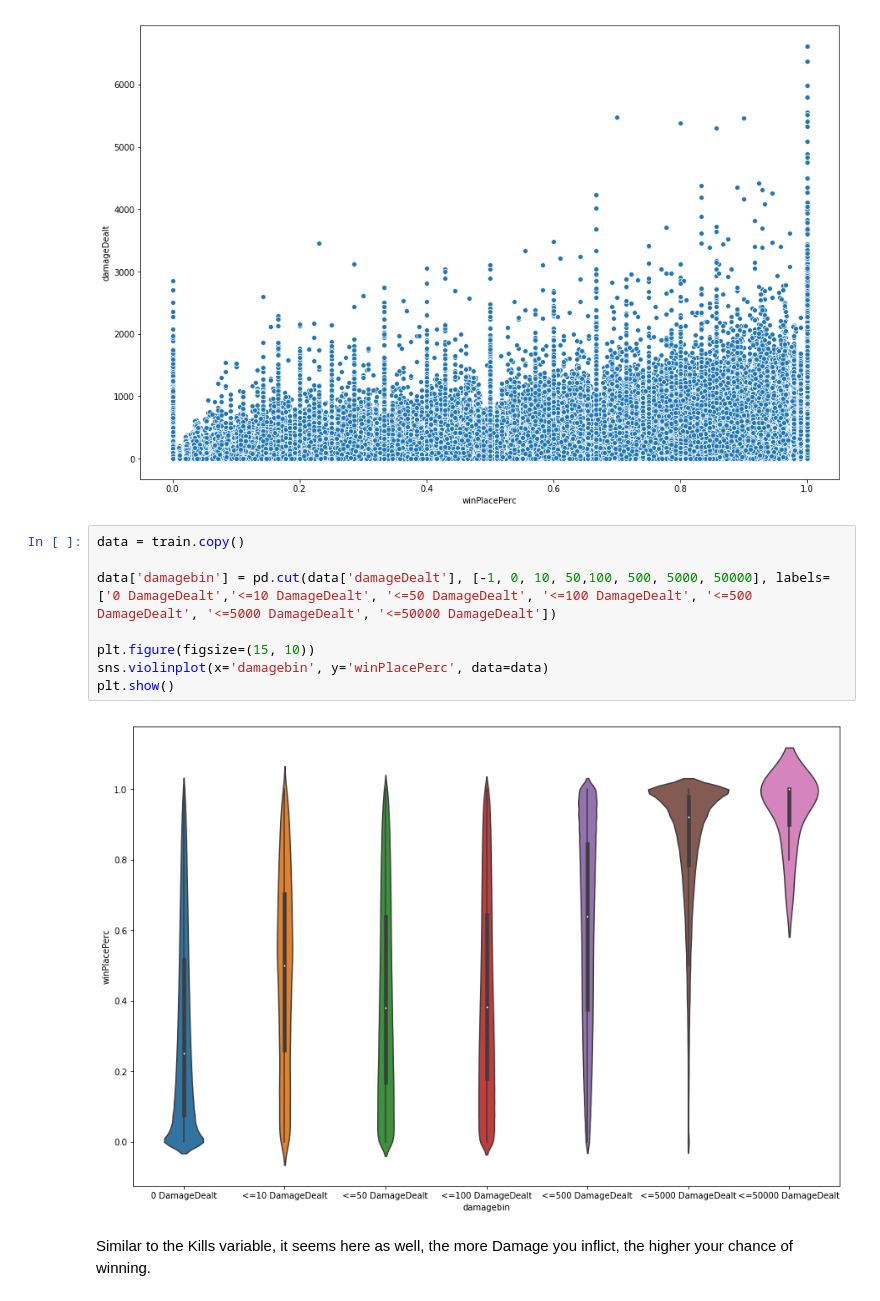
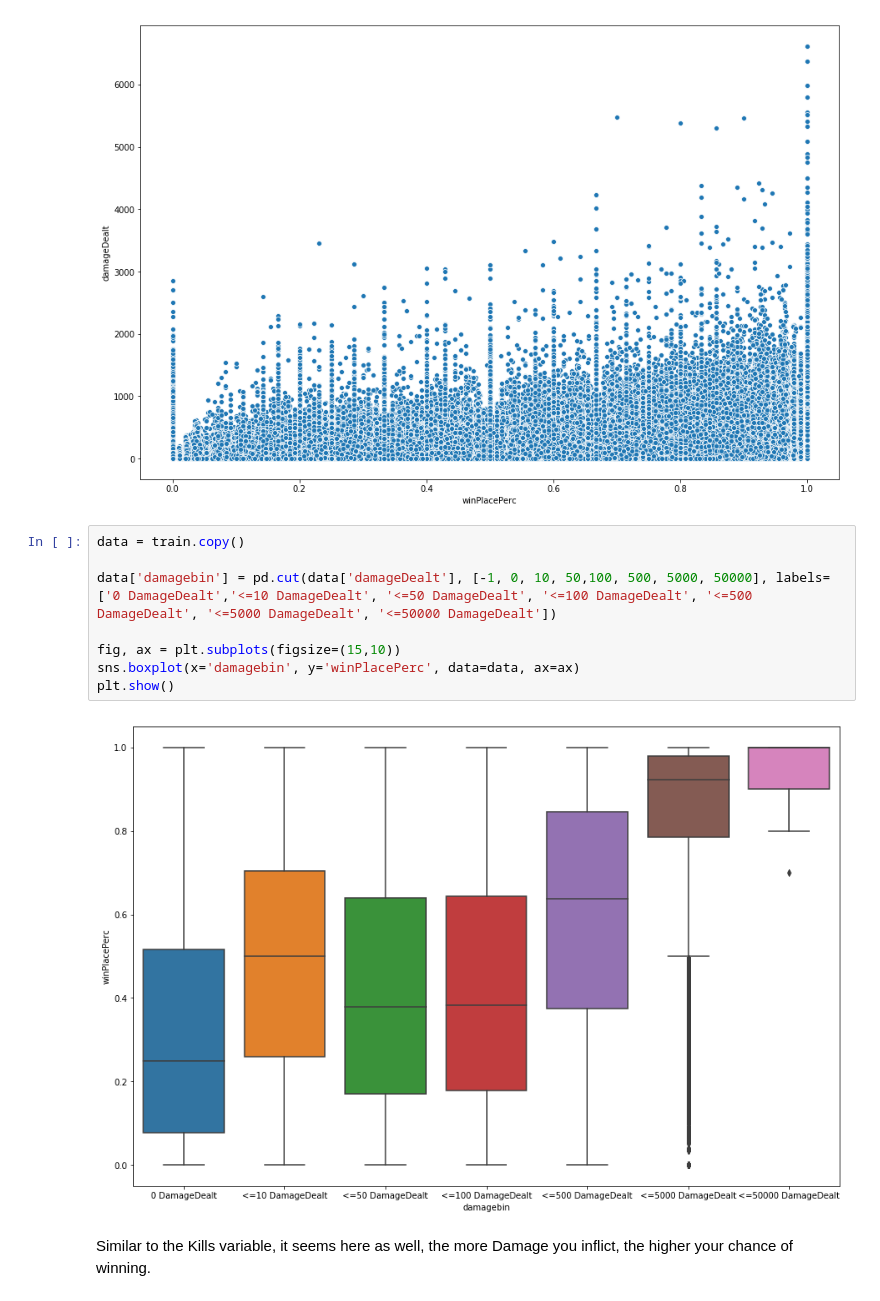
Before and after one commit to nihitprakash/PUBG, a Jupyter notebook: PUBG_EDA.ipynb, the cells around one changed output. Saved outputs shown, nothing was run; the diff lists cells and outputs as text.

```diff
--- a/PUBG_EDA.ipynb
+++ b/PUBG_EDA.ipynb
@@ -326,13 +325,13 @@ plt.show()
 # %%
 data = train.copy()
 
 data['damagebin'] = pd.cut(data['damageDealt'], [-1, 0, 10, 50,100, 500, 5000, 50000], labels=['0 DamageDealt','<=10 DamageDealt', '<=50 DamageDealt', '<=100 DamageDealt', '<=500 DamageDealt', '<=5000 DamageDealt', '<=50000 DamageDealt'])
 
-plt.figure(figsize=(15, 10))
-sns.violinplot(x='damagebin', y='winPlacePerc', data=data)
+fig, ax = plt.subplots(figsize=(15,10))
+sns.boxplot(x='damagebin', y='winPlacePerc', data=data, ax=ax)
 plt.show()
 # %% [output]
-[figure, old version]
+[figure, new version]
 # %% [markdown]
 Similar to the Kills variable, it seems here as well, the more Damage you inflict, the higher your chance of winning.
 # %% [markdown]
```
Also changed, not shown: parts of 3 cells of this notebook.
